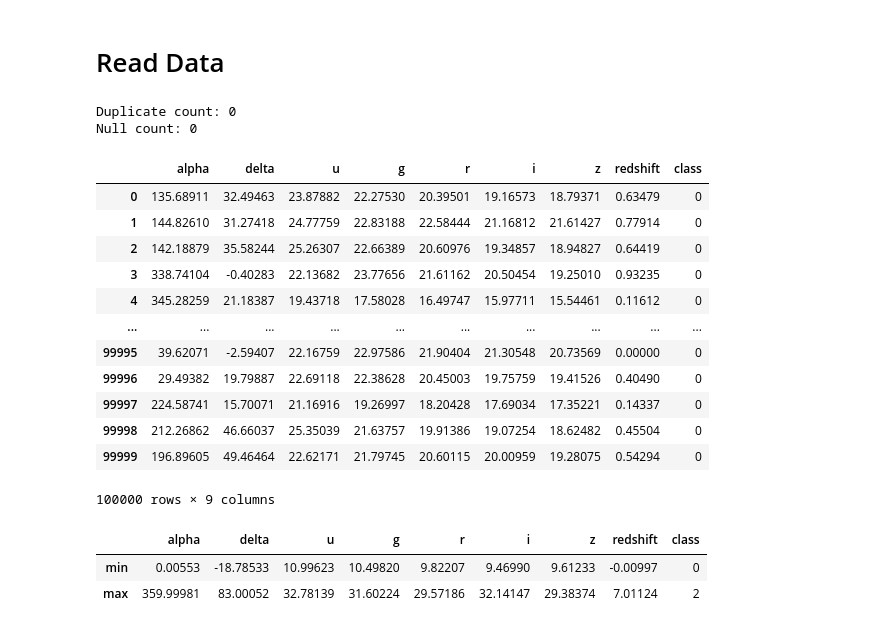
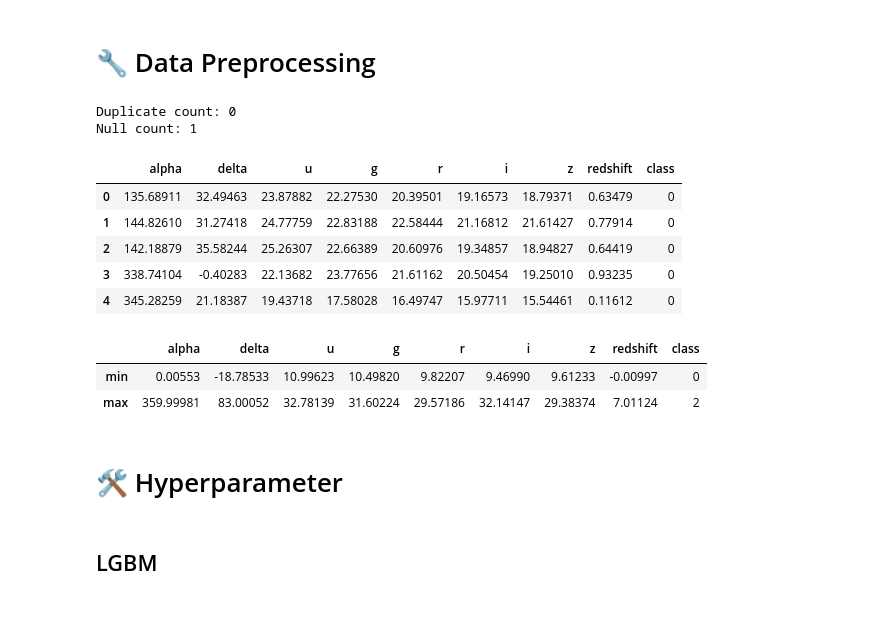
Before and after one commit to FaarisKhairrudin/AstroClassify, a Jupyter notebook: training/train_models.ipynb, the cells around one changed output. Saved outputs shown, nothing was run; the diff lists cells and outputs as text; code cells hidden in the pictures.

```diff
--- a/training/train_models.ipynb
+++ b/training/train_models.ipynb
@@ -1,8 +27,8 @@
+# %%
+import pandas as pd
+pd.set_option('display.float_format', '{:.5f}'.format)
+
+# Load the dataset
+df = pd.read_csv('star_classification.csv')
 # %% [markdown]
-# Read Data
+# 🔧 Data Preprocessing
-# %%
-import pandas as pd
-pd.set_option('display.float_format', '{:.5f}'.format)
-
-# Load the dataset
-df = pd.read_csv('../data/star_classification.csv')
@@ -9,16 +40,10 @@ df = pd.read_csv('../data/star_classification.csv')
 # %%
-
 print("Duplicate count:", df.duplicated().sum())
 print("Null count:", df.isnull().sum().sum())
 # %% [output]
 Duplicate count: 0
-Null count: 0
+Null count: 1
 # %%
-# featurre selection
-features = ['alpha','delta','u','g','r','i','z','redshift','class']
-X_features = ['alpha','delta','u','g','r','i','z','redshift',]
-df = df[features]
-
 # Convert 'class' to integer labels
 map_class = {
     'GALAXY': 0,
@@ -29,20 +54,13 @@ df['class'] = df['class'].map(map_class)
 
 # replace -9999 (missing value) with the median
 df = df.replace(-9999, df.median())
-
-df
-# %% [output]
-|  | alpha | delta | u | g | r | i | z | redshift | class |
-| 0 | 135.68911 | 32.49463 | 23.87882 | 22.27530 | 20.39501 | 19.16573 | 18.79371 | 0.63479 | 0 |
-| 1 | 144.82610 | 31.27418 | 24.77759 | 22.83188 | 22.58444 | 21.16812 | 21.61427 | 0.77914 | 0 |
-| 2 | 142.18879 | 35.58244 | 25.26307 | 22.66389 | 20.60976 | 19.34857 | 18.94827 | 0.64419 | 0 |
-| 3 | 338.74104 | -0.40283 | 22.13682 | 23.77656 | 21.61162 | 20.50454 | 19.25010 | 0.93235 | 0 |
-| 4 | 345.28259 | 21.18387 | 19.43718 | 17.58028 | 16.49747 | 15.97711 | 15.54461 | 0.11612 | 0 |
-| ... | ... | ... | ... | ... | ... | ... | ... | ... | ... |
-| 99995 | 39.62071 | -2.59407 | 22.16759 | 22.97586 | 21.90404 | 21.30548 | 20.73569 | 0.00000 | 0 |
-| 99996 | 29.49382 | 19.79887 | 22.69118 | 22.38628 | 20.45003 | 19.75759 | 19.41526 | 0.40490 | 0 |
-| 99997 | 224.58741 | 15.70071 | 21.16916 | 19.26997 | 18.20428 | 17.69034 | 17.35221 | 0.14337 | 0 |
-| 99998 | 212.26862 | 46.66037 | 25.35039 | 21.63757 | 19.91386 | 19.07254 | 18.62482 | 0.45504 | 0 |
-| 99999 | 196.89605 | 49.46464 | 22.62171 | 21.79745 | 20.60115 | 20.00959 | 19.28075 | 0.54294 | 0 |
-100000 rows × 9 columns
+# %%
+df.head()
+# %% [output]
+|  | alpha | delta | u | g | r | i | z | redshift | class |
+| 0 | 135.68911 | 32.49463 | 23.87882 | 22.27530 | 20.39501 | 19.16573 | 18.79371 | 0.63479 | 0 |
+| 1 | 144.82610 | 31.27418 | 24.77759 | 22.83188 | 22.58444 | 21.16812 | 21.61427 | 0.77914 | 0 |
+| 2 | 142.18879 | 35.58244 | 25.26307 | 22.66389 | 20.60976 | 19.34857 | 18.94827 | 0.64419 | 0 |
+| 3 | 338.74104 | -0.40283 | 22.13682 | 23.77656 | 21.61162 | 20.50454 | 19.25010 | 0.93235 | 0 |
+| 4 | 345.28259 | 21.18387 | 19.43718 | 17.58028 | 16.49747 | 15.97711 | 15.54461 | 0.11612 | 0 |
 # %%
@@ -52,3 +71,5 @@ min_max
 |  | alpha | delta | u | g | r | i | z | redshift | class |
 | min | 0.00553 | -18.78533 | 10.99623 | 10.49820 | 9.82207 | 9.46990 | 9.61233 | -0.00997 | 0 |
 | max | 359.99981 | 83.00052 | 32.78139 | 31.60224 | 29.57186 | 32.14147 | 29.38374 | 7.01124 | 2 |
+# %% [markdown]
+# 🛠 Hyperparameter
@@ -54,0 +82,2 @@ min_max
+# %% [markdown]
+## LGBM
```
Also changed, not shown: parts of 15 cells of this notebook, 6 other files.
